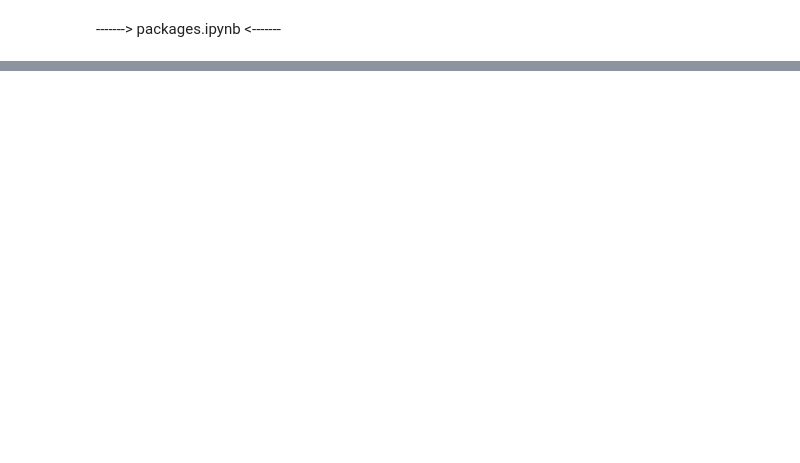
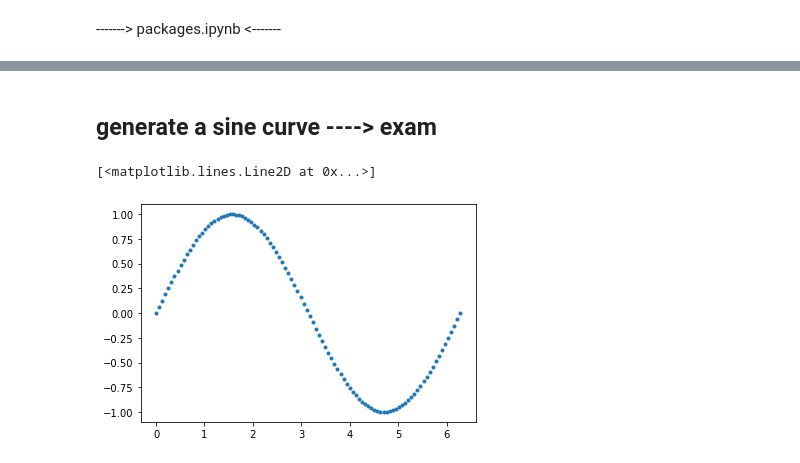
Before and after one commit to Teng095/class2022Spring, a Jupyter notebook: 20220316.ipynb, the cells around one changed output, grey strips where cells are left out. Saved outputs shown, nothing was run; the diff lists cells and outputs as text; code cells hidden in the pictures; blank space fills up the shorter version.

```diff
--- a/20220316.ipynb
+++ b/20220316.ipynb
@@ -360,0 +527,9 @@ range（4）即 【0，1，2，3】
+# %% [markdown]
+## generate a sine curve ----> exam
+# %%
+theta = np.linspace(0, 2*np.pi, 100)
+s = np.sin(theta)
+plt.plot(theta, s, '.')
+# %% [output]
+[<matplotlib.lines.Line2D at 0x...>]
+[figure, added]
```
Also changed, not shown: parts of 24 cells of this notebook.
